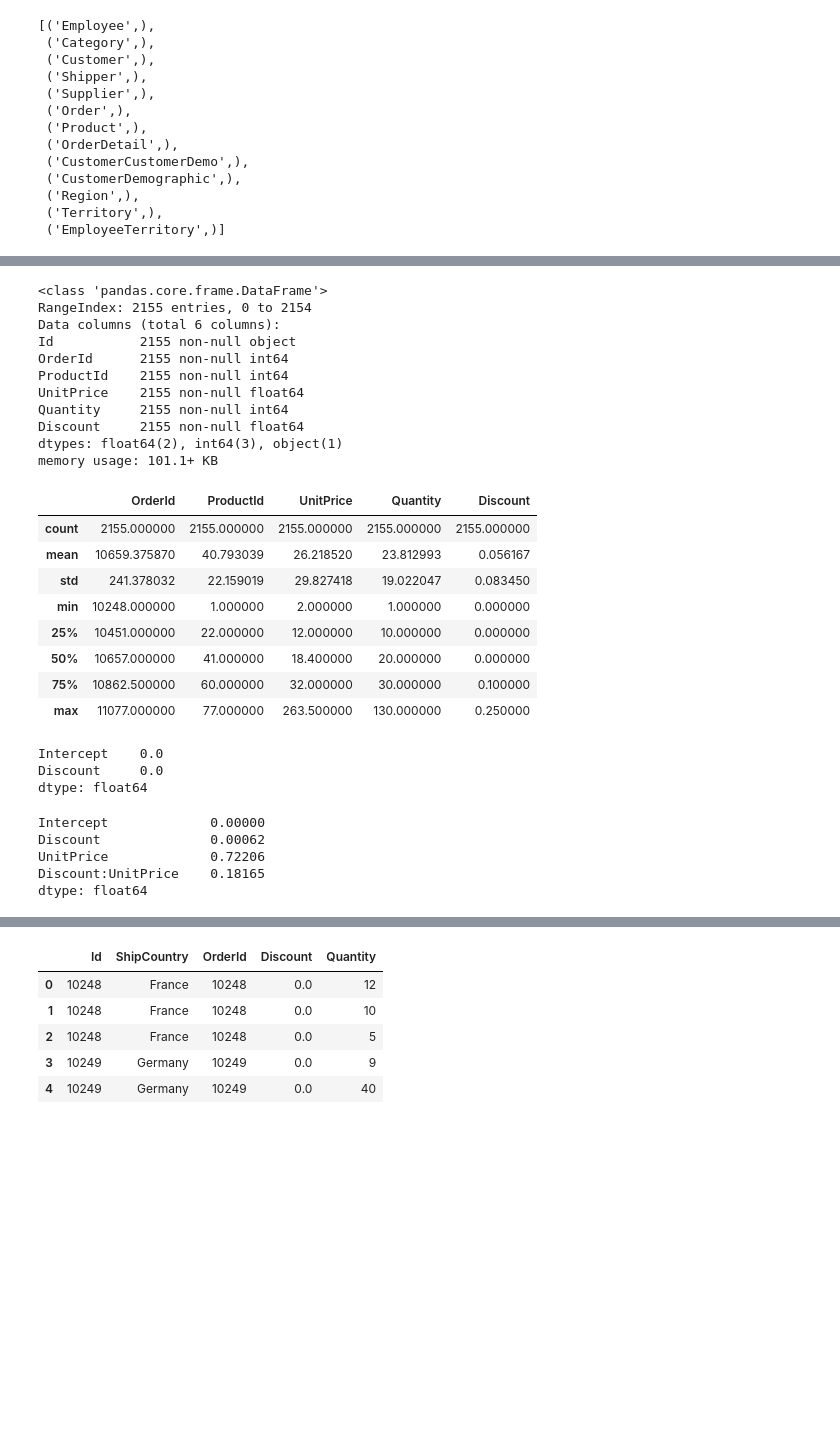
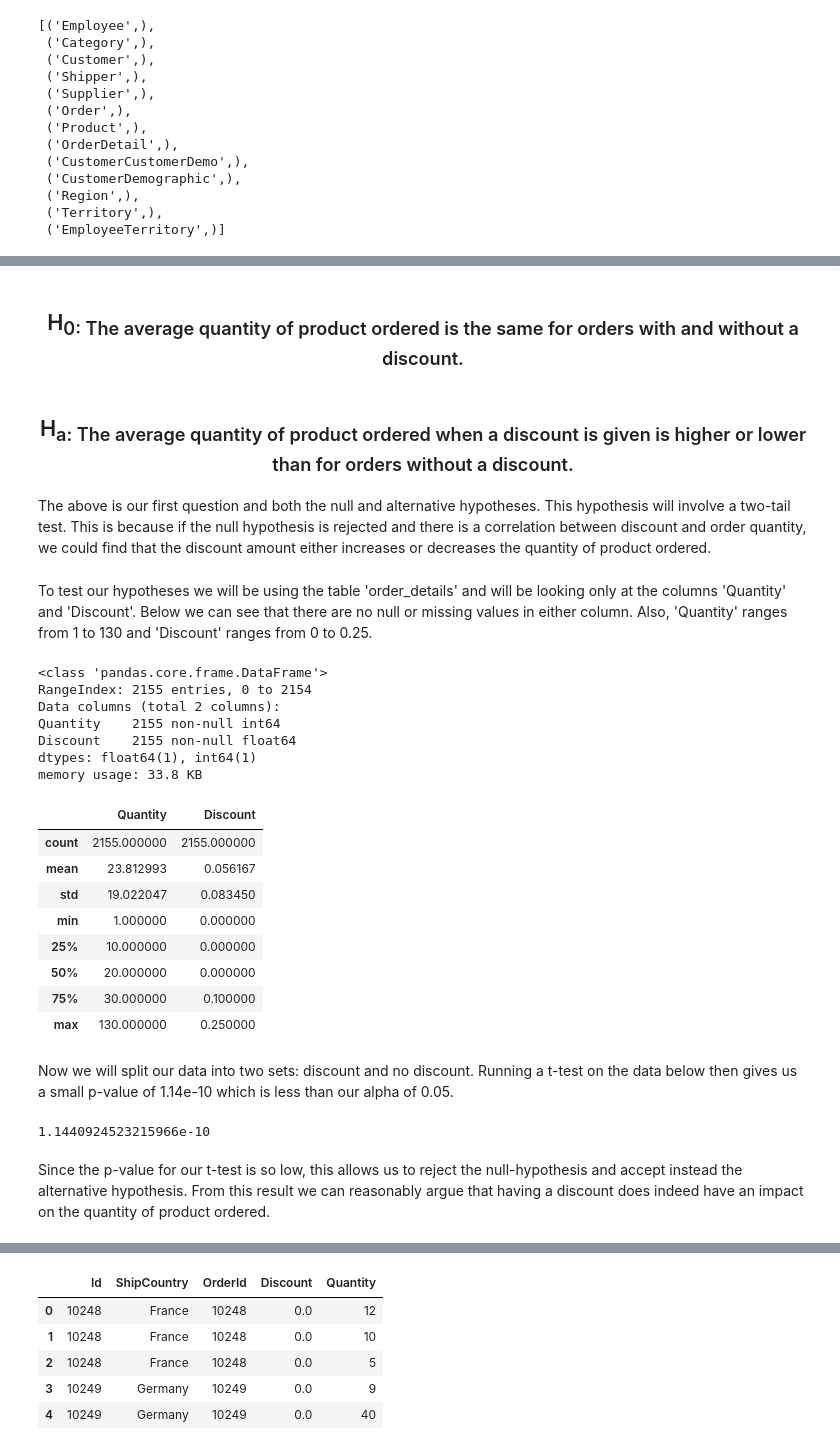
Before and after one commit to matthewsparr/Northwind-Database-Hypothesis-Testing, a Jupyter notebook: project.ipynb, the cells around one changed output, grey strips where cells are left out. Drawn from its saved outputs; the diff is of its cells as text; code cells hidden in the pictures; blank space fills up the shorter version.

Commit message:
added headers, formatting and work on first hypothesis

```diff
--- a/project.ipynb
+++ b/project.ipynb
@@ -17,3 +25,0 @@ import seaborn as sns
-# %%
-conn = sql.connect('Northwind_small.sqlite')
-cur = conn.cursor()
@@ -68,43 +75,45 @@ order_details.head()
+# %% [markdown]
+## <center>H<sub>0: The average quantity of product ordered is the same for orders with and without a discount.
+# %% [markdown]
+## <center>H<sub>a: The average quantity of product ordered when a discount is given is higher or lower than for orders without a discount.
+# %% [markdown]
+The above is our first question and both the null and alternative hypotheses. This hypothesis will involve a two-tail test. This is because if the null hypothesis is rejected and there is a correlation between discount and order quantity, we could find that the discount amount either increases or decreases the quantity of product ordered.
+# %% [markdown]
+To test our hypotheses we will be using the table 'order_details' and will be looking only at the columns 'Quantity' and 'Discount'. Below we can see that there are no null or missing values in either column. Also, 'Quantity' ranges from 1 to 130 and 'Discount' ranges from 0 to 0.25.
 # %%
-order_details.info()
+order_details[['Quantity','Discount']].info()
 # %% [output]
 <class 'pandas.core.frame.DataFrame'>
 RangeIndex: 2155 entries, 0 to 2154
-Data columns (total 6 columns):
-Id           2155 non-null object
-OrderId      2155 non-null int64
-ProductId    2155 non-null int64
-UnitPrice    2155 non-null float64
-Quantity     2155 non-null int64
-Discount     2155 non-null float64
-dtypes: float64(2), int64(3), object(1)
-memory usage: 101.1+ KB
+Data columns (total 2 columns):
+Quantity    2155 non-null int64
+Discount    2155 non-null float64
+dtypes: float64(1), int64(1)
+memory usage: 33.8 KB
 # %%
-order_details.describe()
+order_details[['Quantity','Discount']].describe()
 # %% [output]
-|  | OrderId | ProductId | UnitPrice | Quantity | Discount |
-| count | 2155.000000 | 2155.000000 | 2155.000000 | 2155.000000 | 2155.000000 |
-| mean | 10659.375870 | 40.793039 | 26.218520 | 23.812993 | 0.056167 |
-| std | 241.378032 | 22.159019 | 29.827418 | 19.022047 | 0.083450 |
-| min | 10248.000000 | 1.000000 | 2.000000 | 1.000000 | 0.000000 |
-| 25% | 10451.000000 | 22.000000 | 12.000000 | 10.000000 | 0.000000 |
-| 50% | 10657.000000 | 41.000000 | 18.400000 | 20.000000 | 0.000000 |
-| 75% | 10862.500000 | 60.000000 | 32.000000 | 30.000000 | 0.100000 |
-| max | 11077.000000 | 77.000000 | 263.500000 | 130.000000 | 0.250000 |
+|  | Quantity | Discount |
+| count | 2155.000000 | 2155.000000 |
+| mean | 23.812993 | 0.056167 |
+| std | 19.022047 | 0.083450 |
+| min | 1.000000 | 0.000000 |
+| 25% | 10.000000 | 0.000000 |
+| 50% | 20.000000 | 0.000000 |
+| 75% | 30.000000 | 0.100000 |
+| max | 130.000000 | 0.250000 |
-# %%
-round(ols(formula='Quantity ~ Discount', data=order_details).fit().pvalues,5)
-# %% [output]
-Intercept    0.0
-Discount     0.0
-dtype: float64
-# %%
-round(ols(formula='Quantity ~ Discount*UnitPrice', data=order_details).fit().pvalues,5)
-# %% [output]
-Intercept             0.00000
-Discount              0.00062
-UnitPrice             0.72206
-Discount:UnitPrice    0.18165
-dtype: float64
+# %% [markdown]
+Now we will split our data into two sets: discount and no discount. Running a t-test on the data below then gives us a small p-value of 1.14e-10 which is less than our alpha of 0.05.
+# %%
+no_disc = order_details[order_details['Discount'] == 0].copy()
+disc = order_details[order_details['Discount'] > 0].copy()
+
+p = stats.ttest_ind(no_disc.Quantity, disc.Quantity)[1]
+p
+# %% [output]
+1.1440924523215966e-10
+# %% [markdown]
+Since the p-value for our t-test is so low, this allows us to reject the null-hypothesis and accept instead the alternative hypothesis. From this result we can reasonably argue that having a discount does indeed have an impact on the quantity of product ordered.
 # %%
 orders.ShipCountry.value_counts()
 # %% [output]
```
Also changed, not shown: parts of 17 cells of this notebook, 1 other file.
